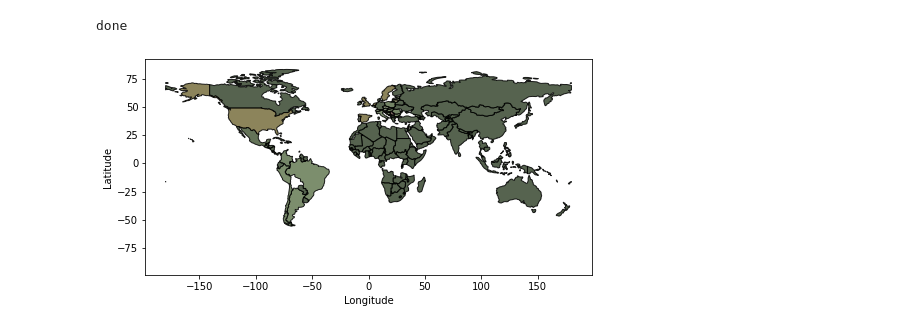
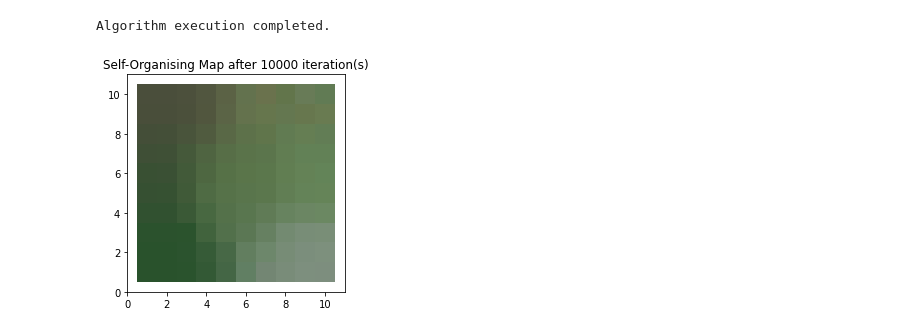
Before and after one commit to msalman-abid/Self-Organizing-Maps, a Jupyter notebook: SOM.ipynb, the cells around one changed output. Drawn from its saved outputs; the diff is of its cells as text; code cells hidden in the pictures.

```diff
--- a/SOM.ipynb
+++ b/SOM.ipynb
@@ -23,3 +11,5 @@ csv = pd.read_csv('data(1).csv')
+# %%
+csv = pd.read_csv('data_fixed.csv')
 # %%
 # coalesce multiple entries of a single country
 df = csv.groupby(['Country_Region'])[['Confirmed', 'Deaths', 'Recovered']].sum().reset_index()
@@ -125,7 +103,8 @@ for m_iter in range(iterations):
     input_vec = df_scaled.sample()
     input_vec = input_vec.values.tolist()[0][1:]
 
-    dist = [] #list of tuples ( (i,j), distance )
+    #list of tuples ( (i,j), distance )
+    dist = []
 
     for row in range(som_dim[0]):
         for col in range(som_dim[1]):
@@ -133,96 +112,36 @@ for m_iter in range(iterations):
             m_dist = math.dist(input_vec, curr_neuron)
             dist.append( ((row, col),m_dist))
 
 
 
     BMU_ij, dist = min(dist, key=lambda x: x[1])
     bmu_weights = neurons[BMU_ij[0]][BMU_ij[1]]
     curr_radius = decaying_radius(time_const, m_iter, radius)
     curr_learning_rate = decaying_learning_rate(iterations, m_iter, learning_rate)
 
     #Updating neighbours
-
-
     for row in range(som_dim[0]):
         for col in range(som_dim[1]):
 
             curr_neuron = neurons[row][col]
             curr_neuron_dist = math.dist(bmu_weights, curr_neuron)
 
             if (check_neighbour(BMU_ij, row, col, curr_radius)):
                 curr_neuron_infl = neighbour_influence(radius, curr_neuron_dist)
                 for w in range(data_dimensions):
                     updated_w = curr_learning_rate * \
                     curr_neuron_infl * (bmu_weights[w] - curr_neuron[w])
                     curr_neuron[w] += updated_w
 
 
+    # *** Uncomment to see periodic color maps ***
+
     # if m_iter % 1000 == 0:
-    # #     print(neurons_in_radius)
     #     drawColorMap(neurons, m_iter)
-    #     # print(neurons)
-    #     # break
-
-print("done")
-# for row in range(som_dim[0]):
-#         for col in range(som_dim[1]):
-#             neurons[row][col].append([])
-country_color = []
-for index, row in df_scaled.iterrows():
-    input_vec = row
-    country = input_vec.values.tolist()[0]
-    input_vec = input_vec.values.tolist()[1:]
-    dist = []
-    for row in range(som_dim[0]):
-        for col in range(som_dim[1]):
-            curr_neuron = neurons[row][col]
-            m_dist = math.dist(input_vec, curr_neuron[:data_dimensions])
-            # m_dist = manhattan_dist(input_vec, curr_neuron)
-            dist.append( ((row, col),m_dist))
-
-    BMU_ij, dist = min(dist, key=lambda x: x[1])
-    red, green, blue = neurons[BMU_ij[0]][BMU_ij[1]]
-    red, green, blue = hex(int(red*255))[2:], hex(int(green*255))[2:], hex(int(blue*255))[2:]
-    red, green, blue = ("0"*abs(len(red)-2)) + red, ("0"*abs(len(green)-2)) + green, ("0"*abs(len(blue)-2)) + blue
-    country_color.append((pycountry.countries.get(name=country).alpha_3, f"#{red}{green}{blue}"))
-# drawColorMap(neurons, iterations)
 
 
-world = gpd.read_file(gpd.datasets.get_path('naturalearth_lowres'))
-# print(country_color[0])
-def plotCountryPatch( axes, country_name, fcolor ):
-    # plot a country on the provided axes
-    nami = world[world.iso_a3 == country_name]
-    namigm = nami.__geo_interface__['features']  # geopandas's geo_interface
-    if namigm != []:
-        namig0 = {'type': namigm[0]['geometry']['type'], \
-              'coordinates': namigm[0]['geometry']['coordinates']}
-        axes.add_patch(PolygonPatch( namig0, fc=fcolor, ec="black", alpha=0.85, zorder=2 ))
-
-# plot the whole world
-#ax2 = world.plot( figsize=(8,4), edgecolor=u'gray', cmap='Set2' )
-
-# or plot Africa continent
-ax2 = world.plot(figsize=(8,8), edgecolor=u'white', color=u"white")
-
-# then plot some countries on top
-# plotCountryPatch(ax2, 'Namibia', 'red')
-# plotCountryPatch(ax2, 'Libya', 'green')
-# plotCountryPatch(ax2, 'Pakistan', '#000000')
-
-for country, color in country_color:
-    # print(country)
-    plotCountryPatch(ax2, country, color)
-    # break
-
-
-# the place to plot additional vector data (points, lines)
-
-plt.ylabel('Latitude')
-plt.xlabel('Longitude')
-
-#ax2.axis('scaled')
-plt.show()
+print("Algorithm execution completed.\n")
+drawColorMap(neurons, iterations)
 # %% [output]
-done
+Algorithm execution completed.
-[figure, old version]
+[figure, new version]
```
Also changed, not shown: parts of 3 cells of this notebook, 1 other file.
